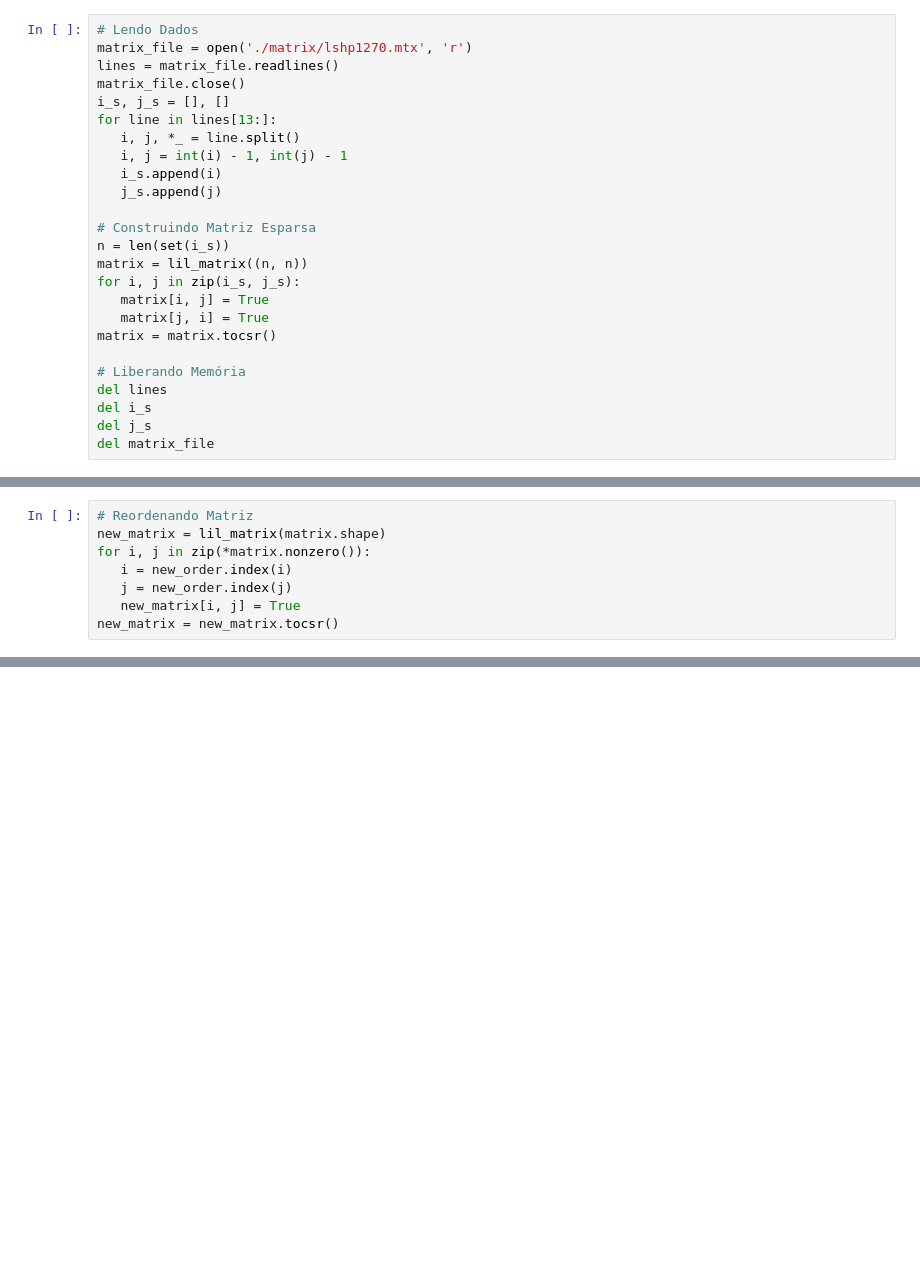
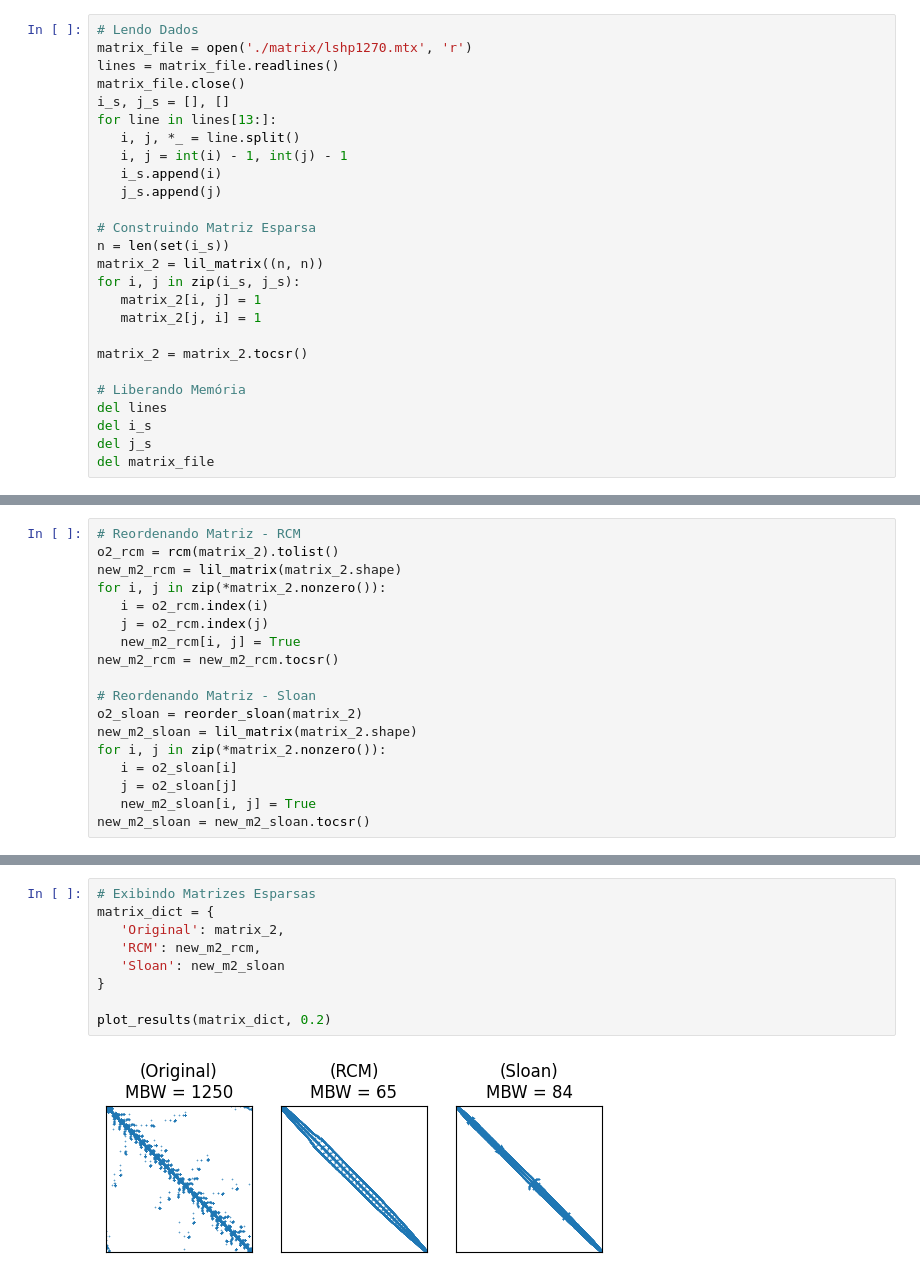
Before and after one commit to Dev-Gabriel-Braga/lmcv_tools, a Jupyter notebook: docs/notebooks/Optimization - Nodal Reordering.ipynb, the cells around one changed output, grey strips where cells are left out. Saved outputs shown, nothing was run; the diff lists cells and outputs as text; blank space fills up the shorter version.

```diff
--- a/docs/notebooks/Optimization - Nodal Reordering.ipynb
+++ b/docs/notebooks/Optimization - Nodal Reordering.ipynb
@@ -22,11 +270,12 @@ for line in lines[13:]:
 
 # Construindo Matriz Esparsa
 n = len(set(i_s))
-matrix = lil_matrix((n, n))
+matrix_2 = lil_matrix((n, n))
 for i, j in zip(i_s, j_s):
-   matrix[i, j] = True
-   matrix[j, i] = True
-matrix = matrix.tocsr()
+   matrix_2[i, j] = 1
+   matrix_2[j, i] = 1
+
+matrix_2 = matrix_2.tocsr()
 
 # Liberando Memória
 del lines
@@ -40,8 +285,18 @@ new_order = new_order.tolist()
 # %%
-# Reordenando Matriz
-new_matrix = lil_matrix(matrix.shape)
-for i, j in zip(*matrix.nonzero()):
-   i = new_order.index(i)
-   j = new_order.index(j)
-   new_matrix[i, j] = True
-new_matrix = new_matrix.tocsr()
+# Reordenando Matriz - RCM
+o2_rcm = rcm(matrix_2).tolist()
+new_m2_rcm = lil_matrix(matrix_2.shape)
+for i, j in zip(*matrix_2.nonzero()):
+   i = o2_rcm.index(i)
+   j = o2_rcm.index(j)
+   new_m2_rcm[i, j] = True
+new_m2_rcm = new_m2_rcm.tocsr()
+
+# Reordenando Matriz - Sloan
+o2_sloan = reorder_sloan(matrix_2)
+new_m2_sloan = lil_matrix(matrix_2.shape)
+for i, j in zip(*matrix_2.nonzero()):
+   i = o2_sloan[i]
+   j = o2_sloan[j]
+   new_m2_sloan[i, j] = True
+new_m2_sloan = new_m2_sloan.tocsr()
@@ -73,0 +303,11 @@ plt.show()
+# %%
+# Exibindo Matrizes Esparsas
+matrix_dict = {
+   'Original': matrix_2,
+   'RCM': new_m2_rcm,
+   'Sloan': new_m2_sloan
+}
+
+plot_results(matrix_dict, 0.2)
+# %% [output]
+[figure, added]
```
Also changed, not shown: parts of 17 cells of this notebook.
